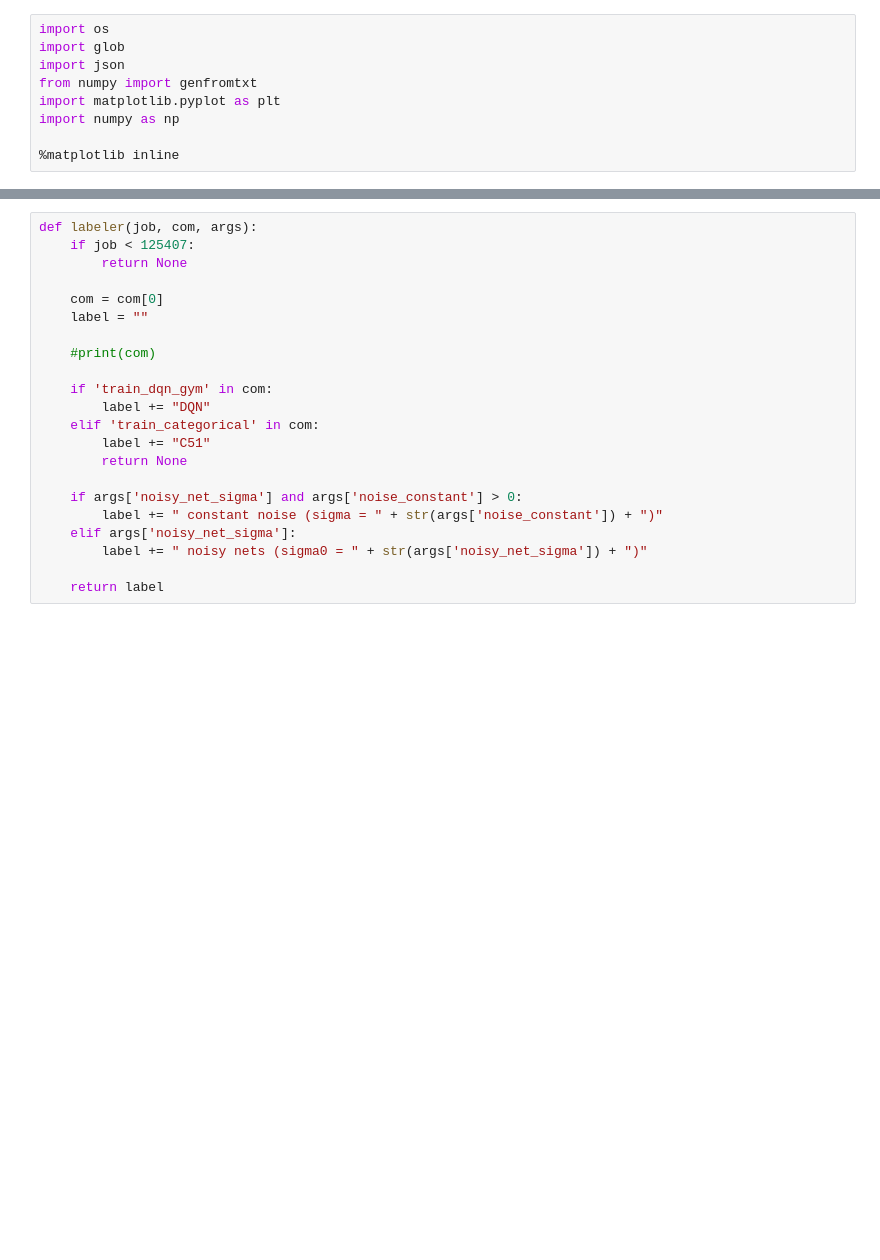
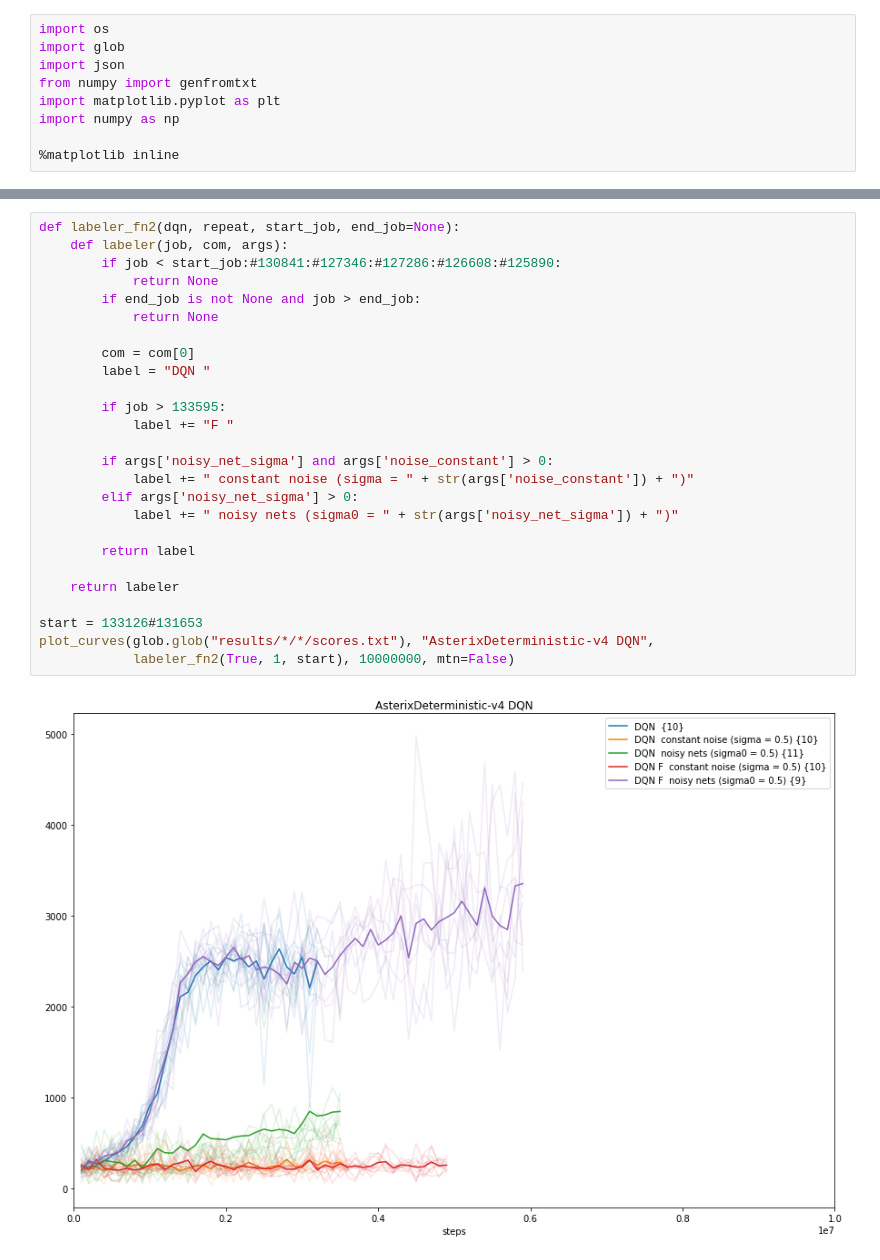
Before and after one commit to chainer/chainerrl, a Jupyter notebook: viz.ipynb, the cells around one changed output, grey strips where cells are left out. Saved outputs shown, nothing was run; the diff lists cells and outputs as text; blank space fills up the shorter version.

```diff
--- a/viz.ipynb
+++ b/viz.ipynb
@@ -68,22 +159,28 @@ def plot_curves(files, title, labeler):
 # %%
-def labeler(job, com, args):
-    if job < 125407:
-        return None
+def labeler_fn2(dqn, repeat, start_job, end_job=None):
+    def labeler(job, com, args):
+        if job < start_job:#130841:#127346:#127286:#126608:#125890:
+            return None
+        if end_job is not None and job > end_job:
+            return None
 
-    com = com[0]
-    label = ""
+        com = com[0]
+        label = "DQN "
 
-    #print(com)
+        if job > 133595:
+            label += "F "
 
-    if 'train_dqn_gym' in com:
-        label += "DQN"
-    elif 'train_categorical' in com:
-        label += "C51"
-        return None
+        if args['noisy_net_sigma'] and args['noise_constant'] > 0:
+            label += " constant noise (sigma = " + str(args['noise_constant']) + ")"
+        elif args['noisy_net_sigma'] > 0:
+            label += " noisy nets (sigma0 = " + str(args['noisy_net_sigma']) + ")"
 
-    if args['noisy_net_sigma'] and args['noise_constant'] > 0:
-        label += " constant noise (sigma = " + str(args['noise_constant']) + ")"
-    elif args['noisy_net_sigma']:
-        label += " noisy nets (sigma0 = " + str(args['noisy_net_sigma']) + ")"
+        return label
 
-    return label
+    return labeler
+
+start = 133126#131653
+plot_curves(glob.glob("results/*/*/scores.txt"), "AsterixDeterministic-v4 DQN",
+            labeler_fn2(True, 1, start), 10000000, mtn=False)
+# %% [output]
+[figure, added]
```
Also changed, not shown: parts of 6 cells of this notebook, 5 other files.
